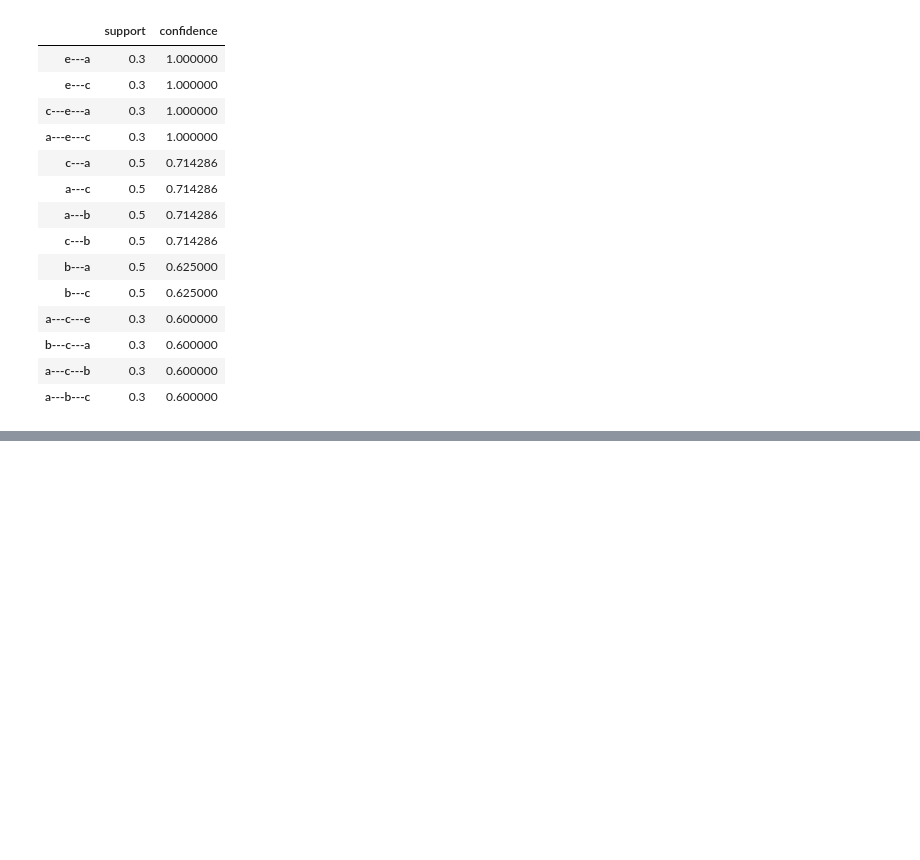
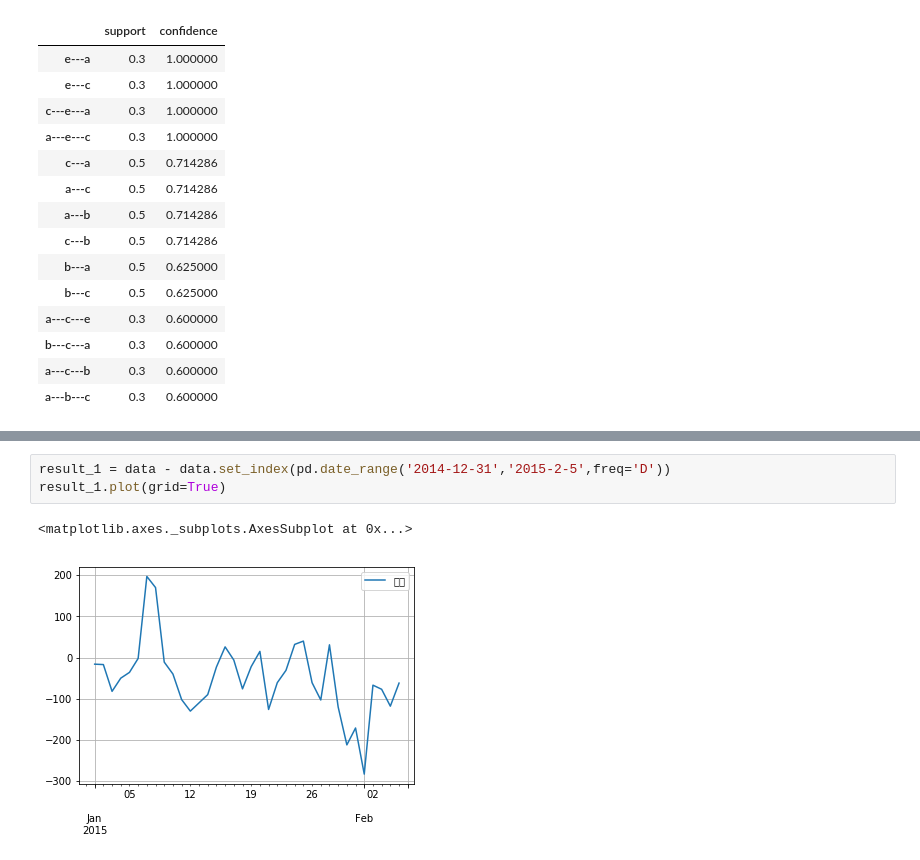
Before and after one commit to longfengpili/Python-Practice-of-Data-Analysis-and-Mining, a Jupyter notebook: chapter5挖掘建模.ipynb, the cells around one changed output, grey strips where cells are left out. Cells and saved outputs as stored; diff of their text form; blank space fills up the shorter version.

```diff
--- a/chapter5挖掘建模.ipynb
+++ b/chapter5挖掘建模.ipynb
@@ -412,0 +433,6 @@ a---b---c      0.3    0.600000
+# %%
+result_1 = data - data.set_index(pd.date_range('2014-12-31','2015-2-5',freq='D'))
+result_1.plot(grid=True)
+# %% [output]
+<matplotlib.axes._subplots.AxesSubplot at 0x...>
+[figure, added]
```
Also changed, not shown: parts of 3 cells of this notebook.
